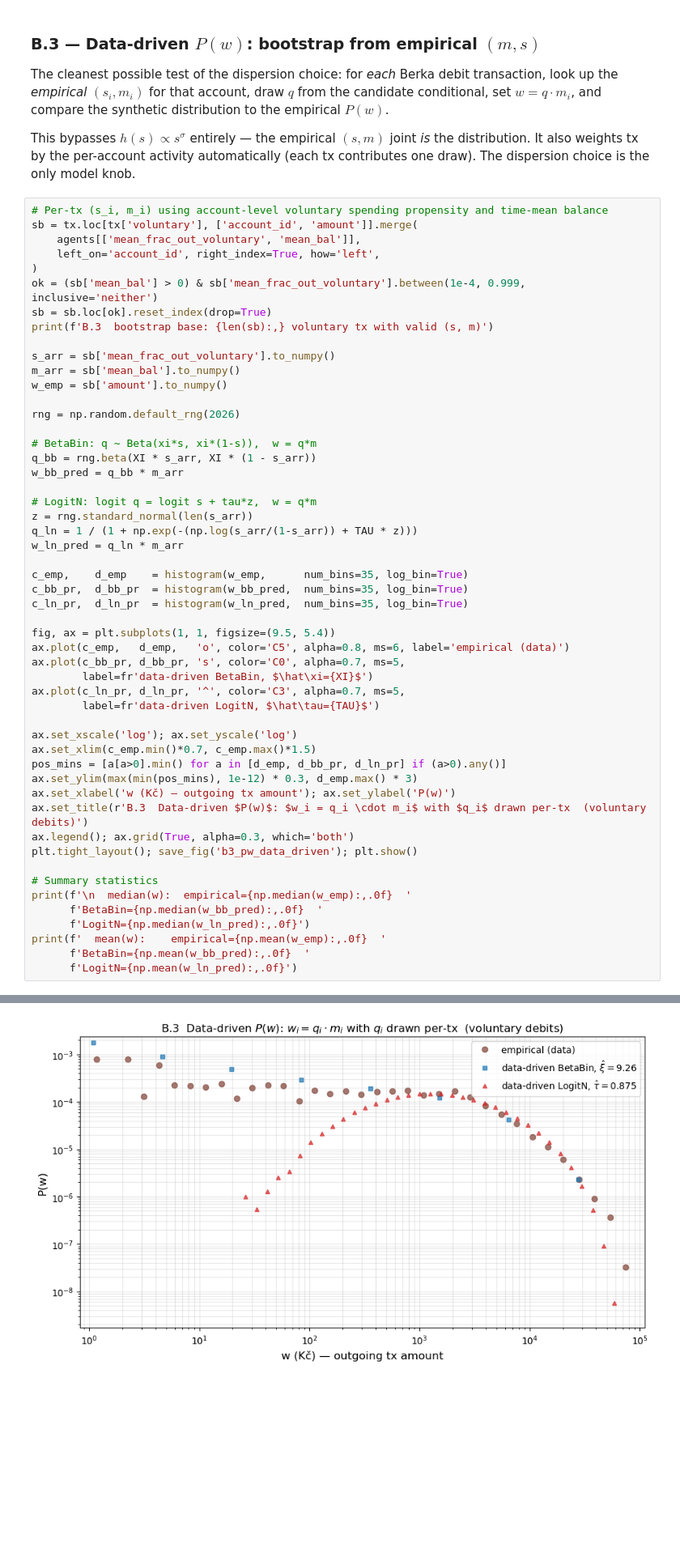
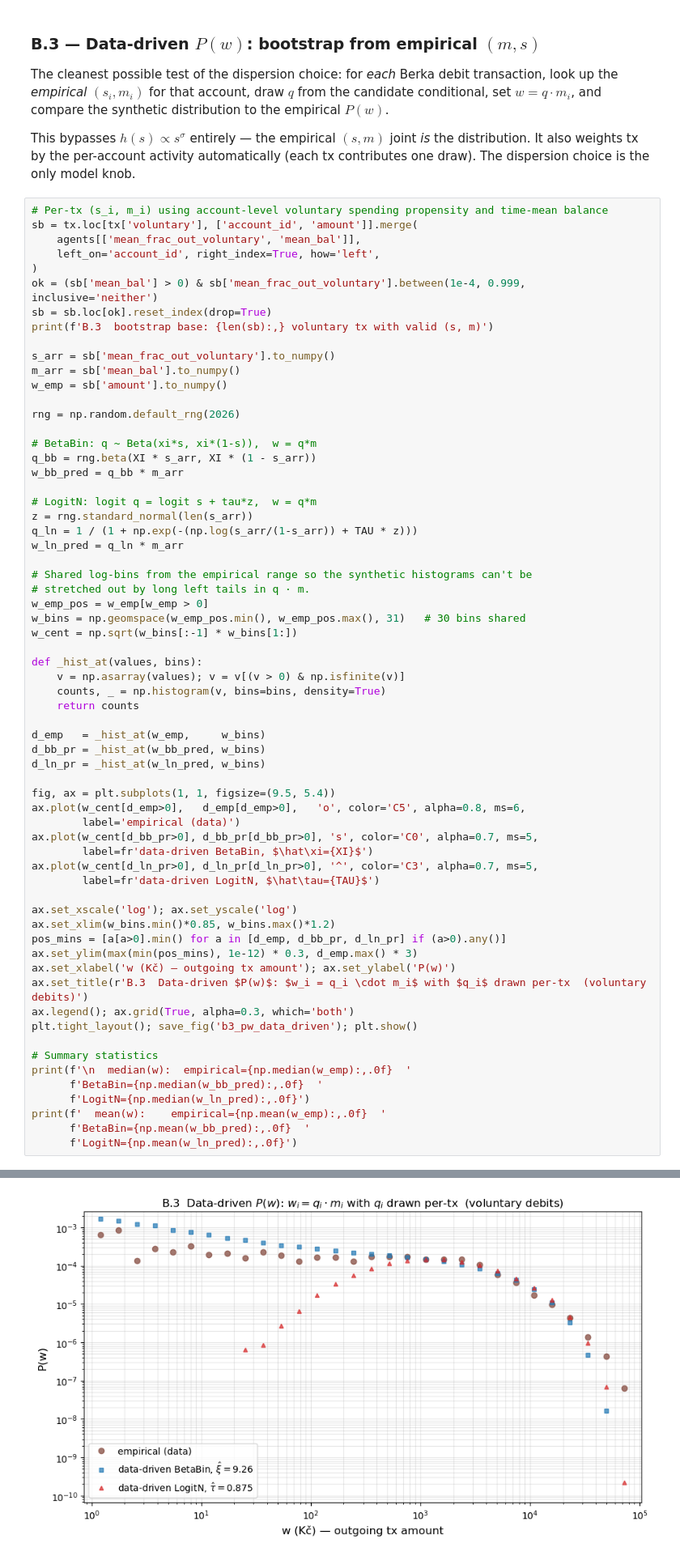
Before and after one commit to carolinamattsson/transactions, a Jupyter notebook: berka/numerical_validation.ipynb, the cells around one changed output, grey strips where cells are left out. Shown at 81% size. Drawn from its saved outputs; the diff is of its cells as text; blank space fills up the shorter version.

```diff
--- a/berka/numerical_validation.ipynb
+++ b/berka/numerical_validation.ipynb
@@ -679,41 +679,53 @@ rng = np.random.default_rng(2026)
 q_bb = rng.beta(XI * s_arr, XI * (1 - s_arr))
 w_bb_pred = q_bb * m_arr
 
 # LogitN: logit q = logit s + tau*z,  w = q*m
 z = rng.standard_normal(len(s_arr))
 q_ln = 1 / (1 + np.exp(-(np.log(s_arr/(1-s_arr)) + TAU * z)))
 w_ln_pred = q_ln * m_arr
 
-c_emp,    d_emp    = histogram(w_emp,      num_bins=35, log_bin=True)
-c_bb_pr,  d_bb_pr  = histogram(w_bb_pred,  num_bins=35, log_bin=True)
-c_ln_pr,  d_ln_pr  = histogram(w_ln_pred,  num_bins=35, log_bin=True)
+# Shared log-bins from the empirical range so the synthetic histograms can't be
+# stretched out by long left tails in q · m.
+w_emp_pos = w_emp[w_emp > 0]
+w_bins = np.geomspace(w_emp_pos.min(), w_emp_pos.max(), 31)   # 30 bins shared
+w_cent = np.sqrt(w_bins[:-1] * w_bins[1:])
+
+def _hist_at(values, bins):
+    v = np.asarray(values); v = v[(v > 0) & np.isfinite(v)]
+    counts, _ = np.histogram(v, bins=bins, density=True)
+    return counts
+
+d_emp   = _hist_at(w_emp,     w_bins)
+d_bb_pr = _hist_at(w_bb_pred, w_bins)
+d_ln_pr = _hist_at(w_ln_pred, w_bins)
 
 fig, ax = plt.subplots(1, 1, figsize=(9.5, 5.4))
-ax.plot(c_emp,   d_emp,   'o', color='C5', alpha=0.8, ms=6, label='empirical (data)')
-ax.plot(c_bb_pr, d_bb_pr, 's', color='C0', alpha=0.7, ms=5,
+ax.plot(w_cent[d_emp>0],   d_emp[d_emp>0],   'o', color='C5', alpha=0.8, ms=6,
+        label='empirical (data)')
+ax.plot(w_cent[d_bb_pr>0], d_bb_pr[d_bb_pr>0], 's', color='C0', alpha=0.7, ms=5,
         label=fr'data-driven BetaBin, $\hat\xi={XI}$')
-ax.plot(c_ln_pr, d_ln_pr, '^', color='C3', alpha=0.7, ms=5,
+ax.plot(w_cent[d_ln_pr>0], d_ln_pr[d_ln_pr>0], '^', color='C3', alpha=0.7, ms=5,
         label=fr'data-driven LogitN, $\hat\tau={TAU}$')
 
 ax.set_xscale('log'); ax.set_yscale('log')
-ax.set_xlim(c_emp.min()*0.7, c_emp.max()*1.5)
+ax.set_xlim(w_bins.min()*0.85, w_bins.max()*1.2)
 pos_mins = [a[a>0].min() for a in [d_emp, d_bb_pr, d_ln_pr] if (a>0).any()]
 ax.set_ylim(max(min(pos_mins), 1e-12) * 0.3, d_emp.max() * 3)
 ax.set_xlabel('w (Kč) — outgoing tx amount'); ax.set_ylabel('P(w)')
 ax.set_title(r'B.3  Data-driven $P(w)$: $w_i = q_i \cdot m_i$ with $q_i$ drawn per-tx  (voluntary debits)')
 ax.legend(); ax.grid(True, alpha=0.3, which='both')
 plt.tight_layout(); save_fig('b3_pw_data_driven'); plt.show()
 
 # Summary statistics
 print(f'\n  median(w):  empirical={np.median(w_emp):,.0f}  '
       f'BetaBin={np.median(w_bb_pred):,.0f}  '
       f'LogitN={np.median(w_ln_pred):,.0f}')
 print(f'  mean(w):    empirical={np.mean(w_emp):,.0f}  '
       f'BetaBin={np.mean(w_bb_pred):,.0f}  '
       f'LogitN={np.mean(w_ln_pred):,.0f}')
 # %% [output]
 B.3  bootstrap base: 493,828 voluntary tx with valid (s, m)
-[figure, old version]
+[figure, new version]
   median(w):  empirical=3,300  BetaBin=3,495  LogitN=4,364
   mean(w):    empirical=6,131  BetaBin=5,422  LogitN=6,484
 # %% [markdown]
```
Also changed, not shown: parts of 9 cells of this notebook, 13 other files.
